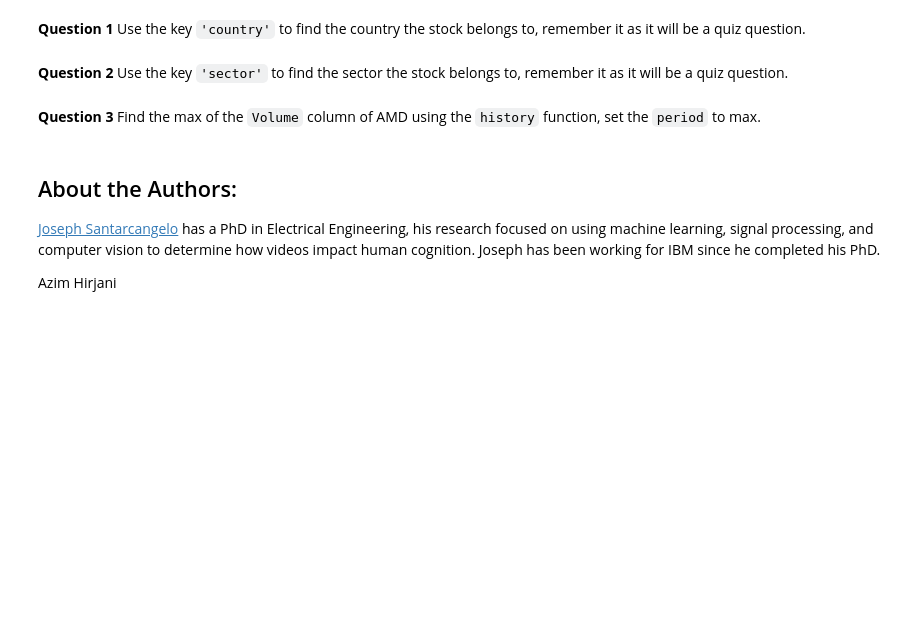
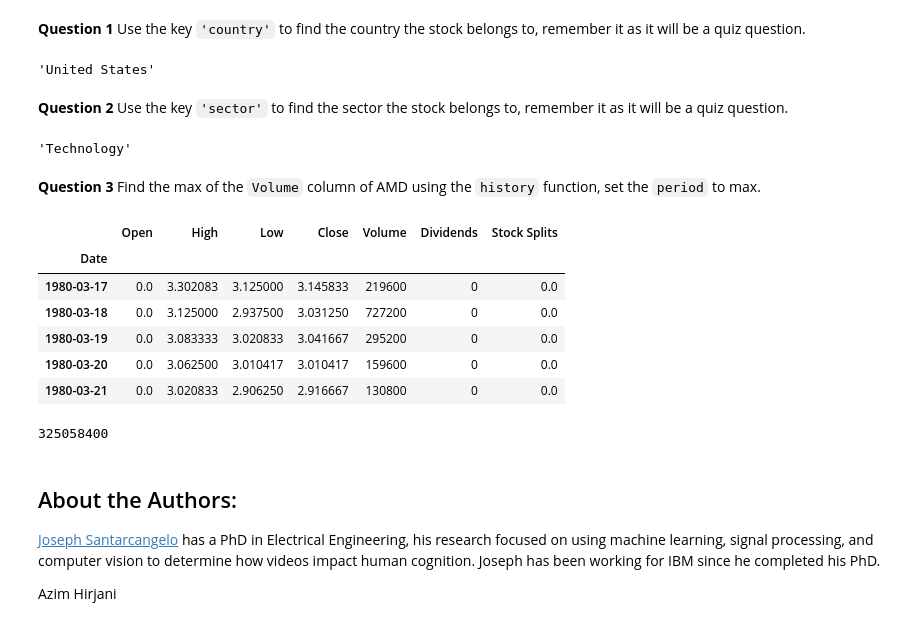
Before and after one commit to couzhei/ai-journey, a Jupyter notebook: ibm-data-science/05-python-project/1-Final_Assignment_Library.ipynb, the cells around one changed output. Cells and saved outputs as stored; diff of their text form; code cells hidden in the pictures; blank space fills up the shorter version.

```diff
--- a/ibm-data-science/05-python-project/1-Final_Assignment_Library.ipynb
+++ b/ibm-data-science/05-python-project/1-Final_Assignment_Library.ipynb
@@ -84,12 +145,38 @@ apple.dividends.plot()
 ## Exercise
 # %% [markdown]
 Now using the `Ticker` module create an object for AMD (Advanced Micro Devices) with the ticker symbol is `AMD` called; name the object <code>amd</code>.
+# %%
+amd = yf.Ticker("AMD")
 # %% [markdown]
 <b>Question 1</b> Use the key  <code>'country'</code> to find the country the stock belongs to, remember it as it will be a quiz question.
+# %%
+amd_info = amd.info
+amd_info["country"]
+# %% [output]
+'United States'
 # %% [markdown]
 <b>Question 2</b> Use the key  <code>'sector'</code> to find the sector the stock belongs to, remember it as it will be a quiz question.
+# %%
+amd_info["sector"]
+# %% [output]
+'Technology'
 # %% [markdown]
 <b>Question 3</b> Find the max of the <code>Volume</code> column of AMD using the `history` function, set the <code>period</code> to max.
+# %%
+amd_data = amd.history(period="max")
+amd_data.head()
+# %% [output]
+|  | Open | High | Low | Close | Volume | Dividends | Stock Splits |
+| Date |  |  |  |  |  |  |  |
+| 1980-03-17 | 0.0 | 3.302083 | 3.125000 | 3.145833 | 219600 | 0 | 0.0 |
+| 1980-03-18 | 0.0 | 3.125000 | 2.937500 | 3.031250 | 727200 | 0 | 0.0 |
+| 1980-03-19 | 0.0 | 3.083333 | 3.020833 | 3.041667 | 295200 | 0 | 0.0 |
+| 1980-03-20 | 0.0 | 3.062500 | 3.010417 | 3.010417 | 159600 | 0 | 0.0 |
+| 1980-03-21 | 0.0 | 3.020833 | 2.906250 | 2.916667 | 130800 | 0 | 0.0 |
+# %%
+amd_data.Volume.max()
+# %% [output]
+325058400
 # %% [markdown]
 <h2>About the Authors:</h2>
 
```
Also changed, not shown: parts of 12 cells of this notebook, 2 other files.
